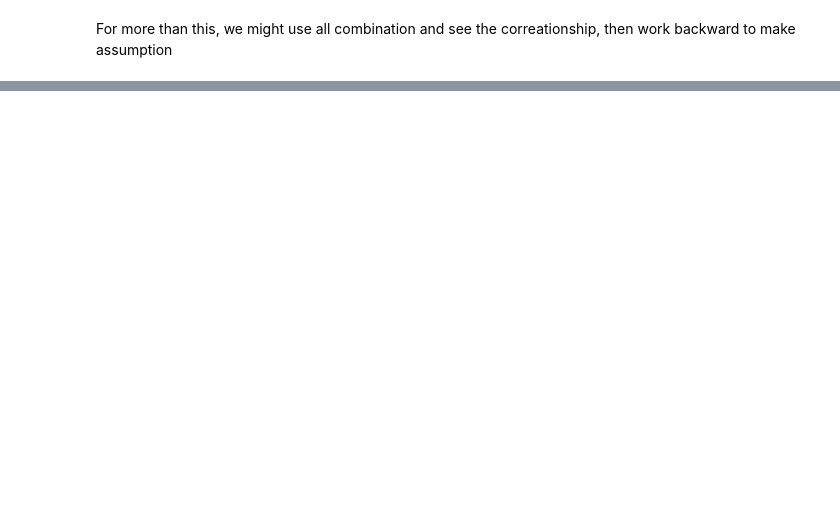
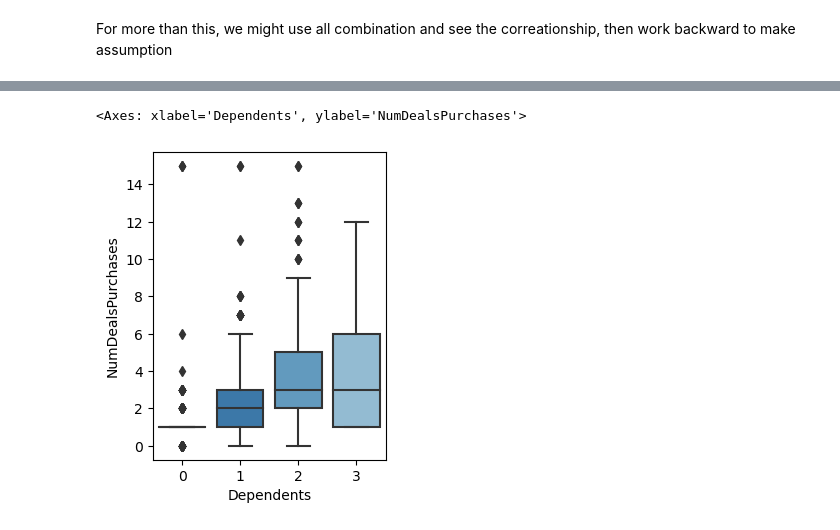
Before and after one commit to lumlong/my_learning, a Jupyter notebook: 3.data_science/projects/marketing_analytics.ipynb, the cells around one changed output, grey strips where cells are left out. Drawn from its saved outputs; the diff is of its cells as text; code cells hidden in the pictures; blank space fills up the shorter version.

```diff
--- a/3.data_science/projects/marketing_analytics.ipynb
+++ b/3.data_science/projects/marketing_analytics.ipynb
@@ -228,0 +276,6 @@ df[['ID', 'Dependents', 'Year_Customer', 'TotalMnt', 'TotalPurchases', 'TotalCam
+# %%
+plt.figure(figsize=(3,4))
+sns.boxplot(x='Dependents', y='NumDealsPurchases', data=df)
+# %% [output]
+<Axes: xlabel='Dependents', ylabel='NumDealsPurchases'>
+[figure, added]
```
Also changed, not shown: parts of 25 cells of this notebook, 9 other files.
